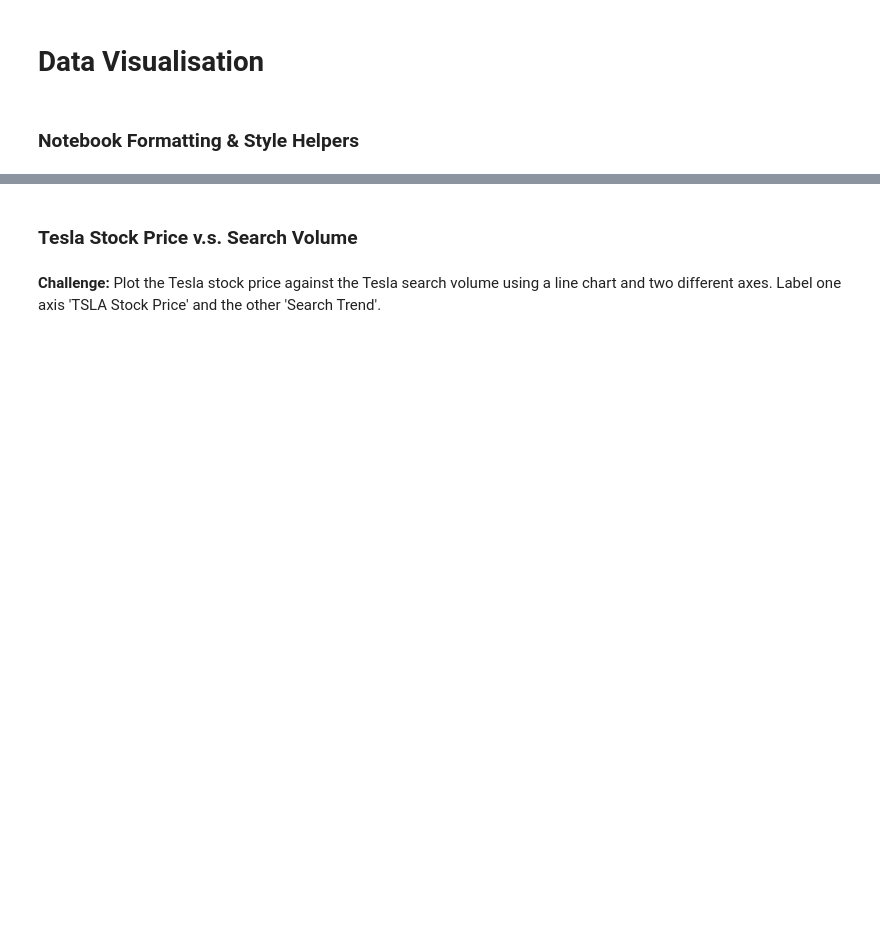
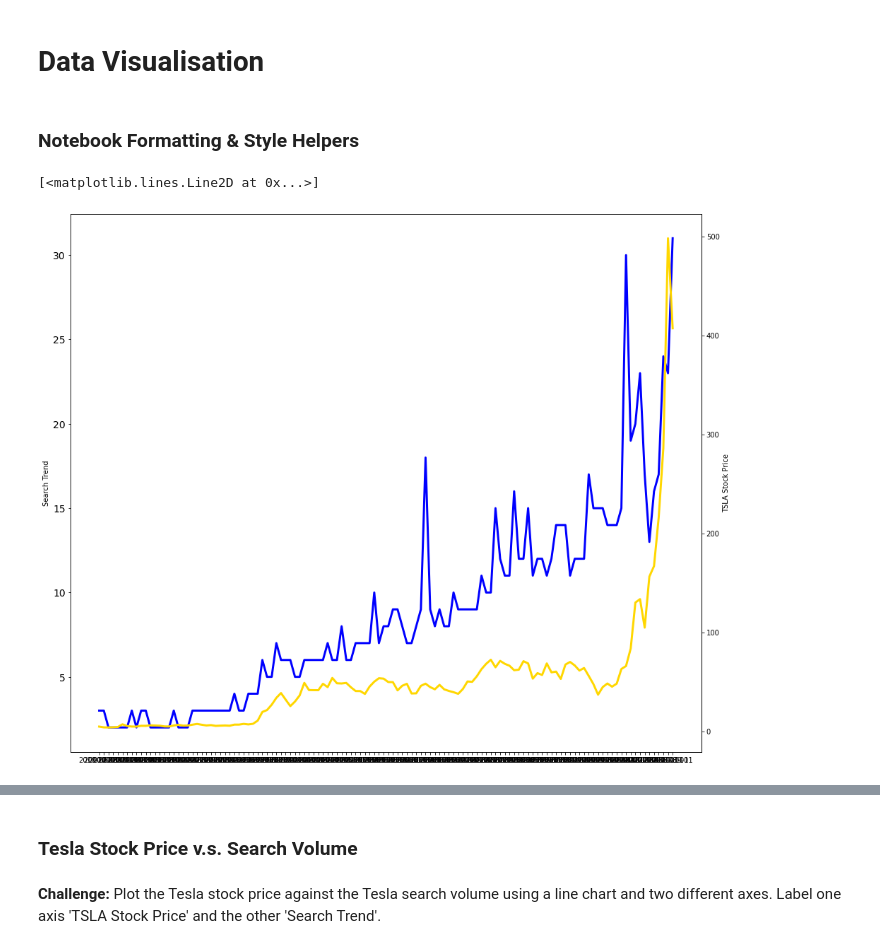
Before and after one commit to HKubinhetz/DS-GoogleTrends, a Jupyter notebook: Google_Trends_and_Data_Visualisation_(start).ipynb, the cells around one changed output, grey strips where cells are left out. Drawn from its saved outputs; the diff is of its cells as text; code cells hidden in the pictures; blank space fills up the shorter version.

```diff
--- a/Google_Trends_and_Data_Visualisation_(start).ipynb
+++ b/Google_Trends_and_Data_Visualisation_(start).ipynb
@@ -223,2 +221,20 @@ df_btc_monthly
+# %%
+# Create locators for ticks on the time axis
+plt.figure(figsize=(16,14))
+
+plt.xticks(ticks=[], fontsize=14)
+plt.yticks(fontsize=14)
+
+ax1 = plt.gca()
+ax2 = ax1.twinx()
+
+ax1.set_ylabel('Search Trend')
+ax2.set_ylabel('TSLA Stock Price')
+
+ax1.plot(df_tesla.MONTH, df_tesla.TSLA_WEB_SEARCH, 'blue', linewidth=3)
+ax2.plot(df_tesla.MONTH, df_tesla.TSLA_USD_CLOSE, 'gold', linewidth=3)
+# %% [output]
+[<matplotlib.lines.Line2D at 0x...>]
+[figure, added]
 # %%
 # Register date converters to avoid warning messages
```
Also changed, not shown: parts of 4 cells of this notebook.
